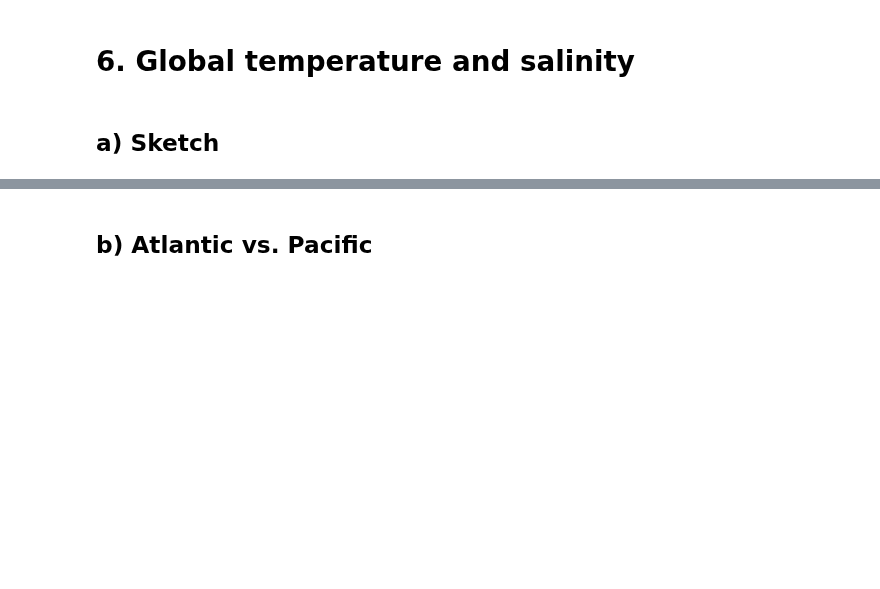
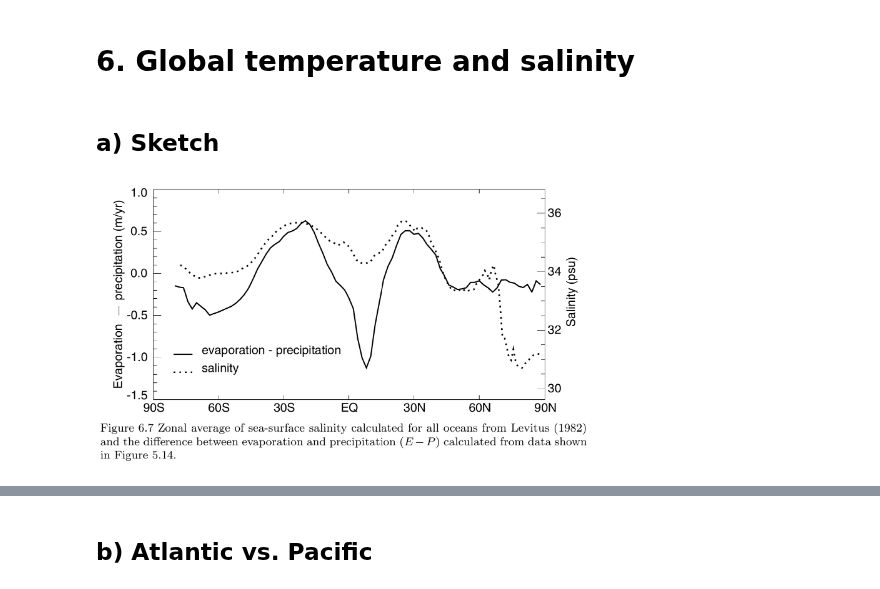
Before and after one commit to profxj/ocea200, a Jupyter notebook: hw/3/HWSET_3.ipynb, the cells around one changed output, grey strips where cells are left out. Saved outputs shown, nothing was run; the diff lists cells and outputs as text; code cells hidden in the pictures; blank space fills up the shorter version.

```diff
--- a/hw/3/HWSET_3.ipynb
+++ b/hw/3/HWSET_3.ipynb
@@ -341,3 +351,8 @@ $1025.975 \; \mathrm{\frac{kg}{m^{3}}}$
 # 6. Global temperature and salinity
 # %% [markdown]
 ## a) Sketch
+# %%
+# Salinity
+Image(filename = './salinity.png', width=500)#, height=100)
+# %% [output]
+[figure, added]
```
Also changed, not shown: parts of 8 cells of this notebook, 3 other files.
